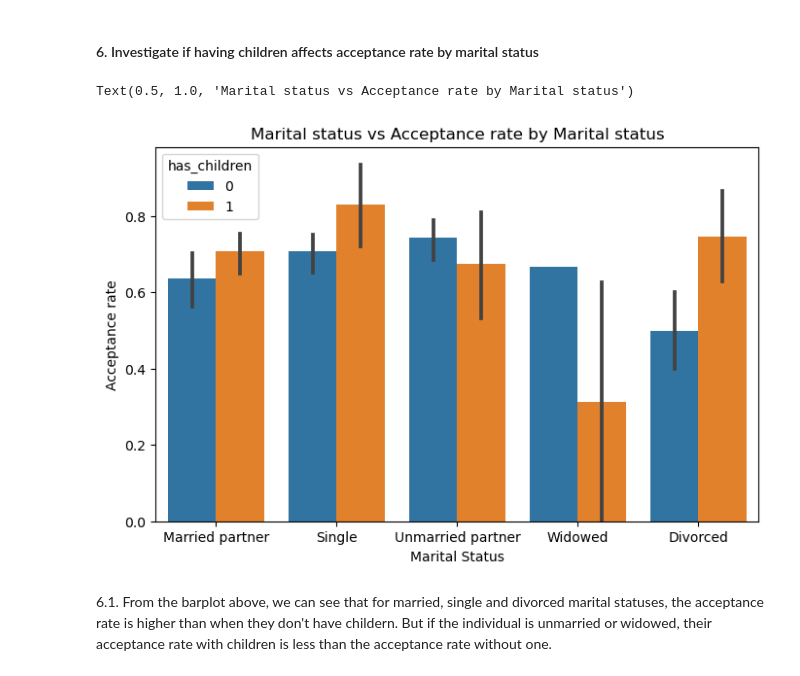
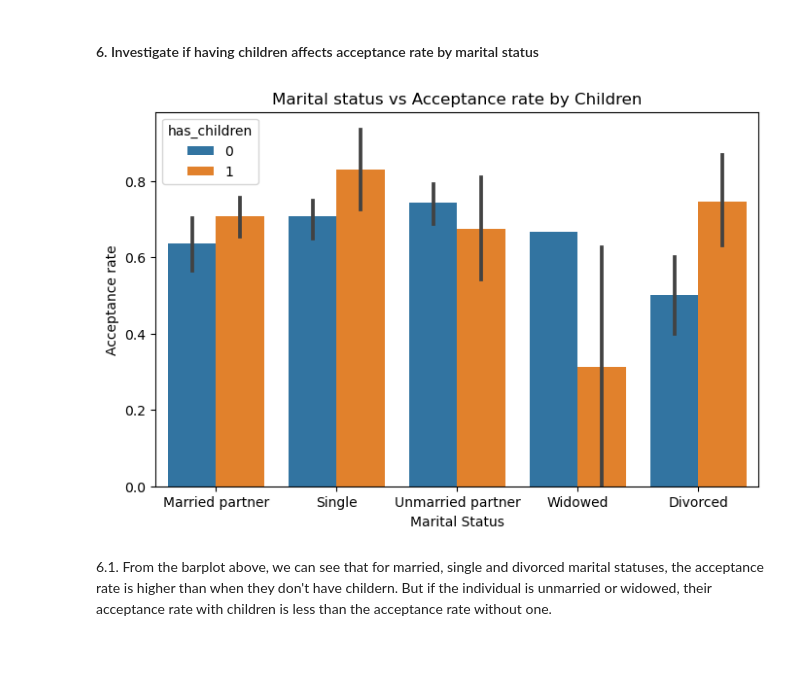
Before and after one commit to Ziggy-Z/Coupon-Acceptance, a Jupyter notebook: notebook/prompt.ipynb, the cells around one changed output. Saved outputs shown, nothing was run; the diff lists cells and outputs as text; code cells hidden in the pictures.

```diff
--- a/notebook/prompt.ipynb
+++ b/notebook/prompt.ipynb
@@ -496,14 +503,15 @@ Acceptance rate:  1.0
 # %% [markdown]
 #### 6. Investigate if having children affects acceptance rate by marital status
 # %%
+#group data by marital status, income and has children and find the acceptance rate of coupons. Plot finding on a barplot
 fig= cleanData.groupby(['income', 'has_children', 'maritalStatus'])['Y'].mean().reset_index()
 plt.figure(figsize=(8,5))
 sns.barplot(fig, x='maritalStatus', y='Y', hue='has_children')
 plt.xlabel("Marital Status")
 plt.ylabel("Acceptance rate")
-plt.title("Marital status vs Acceptance rate by Marital status")
+plt.title("Marital status vs Acceptance rate by Children")
+plt.savefig('../images/maritalAccBych.png', bbox_inches = 'tight')
 # %% [output]
-Text(0.5, 1.0, 'Marital status vs Acceptance rate by Marital status')
-[figure, old version]
+[figure, new version]
 # %% [markdown]
 6.1. From the barplot above, we can see that for married, single and divorced marital statuses, the acceptance rate is higher than when they don't have childern. But if the individual is unmarried or widowed, their acceptance rate with children is less than the acceptance rate without one.
```
Also changed, not shown: parts of 6 cells of this notebook.
